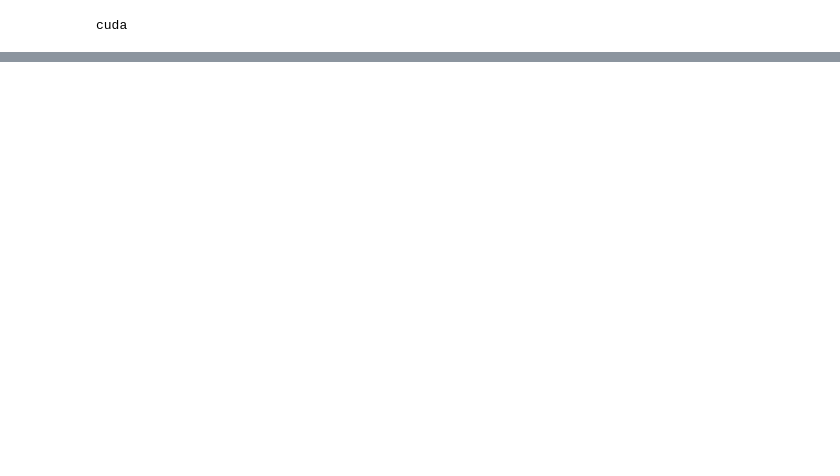
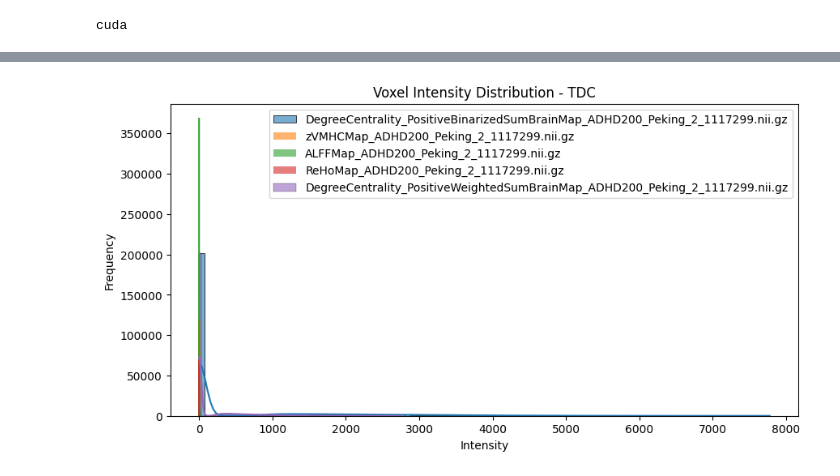
Before and after one commit to yasty-sanchez/ADHD_fMRI_DL, a Jupyter notebook: exploratory.ipynb, the cells around one changed output, grey strips where cells are left out. Saved outputs shown, nothing was run; the diff lists cells and outputs as text; code cells hidden in the pictures; blank space fills up the shorter version.

Commit message:
Added exploratory data analysis

```diff
--- a/exploratory.ipynb
+++ b/exploratory.ipynb
@@ -247,9 +44,0 @@ print(dataset.labels)  # Inspect the label values to confirm they are correct
-# %%
-import numpy as np
-
-intensities = [np.mean(nib.load(fp).get_fdata()) for fp in file_paths]
-plt.hist(intensities, bins=30, color='skyblue', edgecolor='black')
-plt.xlabel("Mean Intensity")
-plt.ylabel("Frequency")
-plt.title("Voxel Intensity Distribution")
-plt.show()
@@ -299,0 +45,11 @@ plt.show()
+# %%
+import os
+
+# Function to recursively find all .nii.gz files in a directory
+def find_nii_files(root_dir):
+    nii_files = []
+    for dirpath, _, filenames in os.walk(root_dir):
+        for file in filenames:
+            if file.endswith('.nii.gz'):
+                nii_files.append(os.path.join(dirpath, file))
+    return nii_files
@@ -299,0 +105,65 @@ plt.show()
+# %%
+import os
+import matplotlib.pyplot as plt
+import seaborn as sns
+import nibabel as nib
+import pandas as pd
+
+# Function to recursively find all .nii.gz files in a directory
+def find_nii_files(root_dir):
+    nii_files = []
+    for dirpath, _, filenames in os.walk(root_dir):
+        for file in filenames:
+            if file.endswith('.nii.gz'):
+                nii_files.append(os.path.join(dirpath, file))
+    return nii_files
+
+# Function to load and extract basic statistics for fMRI data
+def get_fmri_stats(file_paths, sample_size=5):
+    stats = []
+    for path in file_paths[:sample_size]:  # Limit for faster EDA
+        img = nib.load(path)
+        data = img.get_fdata()
+
+        # Shape, mean, and standard deviation
+        stats.append({
+            'File': os.path.basename(path),
+            'Path': path,  # Include the full path
+            'Shape': data.shape,
+            'Mean Intensity': data.mean(),
+            'Std Intensity': data.std(),
+            'Min Intensity': data.min(),
+            'Max Intensity': data.max()
+        })
+    return pd.DataFrame(stats)
+
+# Plot intensity histograms for each group
+def plot_intensity_histograms(stats, group_name):
+    plt.figure(figsize=(10, 5))
+    for _, row in stats.iterrows():
+        img = nib.load(row['Path'])
+        data = img.get_fdata()
+        sns.histplot(data.flatten(), bins=100, kde=True, label=row['File'], alpha=0.6)
+    plt.title(f'Voxel Intensity Distribution - {group_name}')
+    plt.xlabel('Intensity')
+    plt.ylabel('Frequency')
+    plt.legend()
+    plt.show()
+
+# Define root directories for TDC and ADHD groups
+root_dir = os.path.join('data', 'preprocessed')
+tdc_dir = os.path.join(root_dir, 'TDC')
+adhd_dir = os.path.join(root_dir, 'ADHD')
+
+# Find all .nii.gz files and get their statistics
+tdc_file_paths = find_nii_files(tdc_dir)
+adhd_file_paths = find_nii_files(adhd_dir)
+
+tdc_stats = get_fmri_stats(tdc_file_paths)
+adhd_stats = get_fmri_stats(adhd_file_paths)
+
+# Plot histograms for TDC and ADHD groups
+plot_intensity_histograms(tdc_stats, 'TDC')
+plot_intensity_histograms(adhd_stats, 'ADHD')
+# %% [output]
+[figure, added]
```
Also changed, not shown: parts of 17 cells of this notebook.
